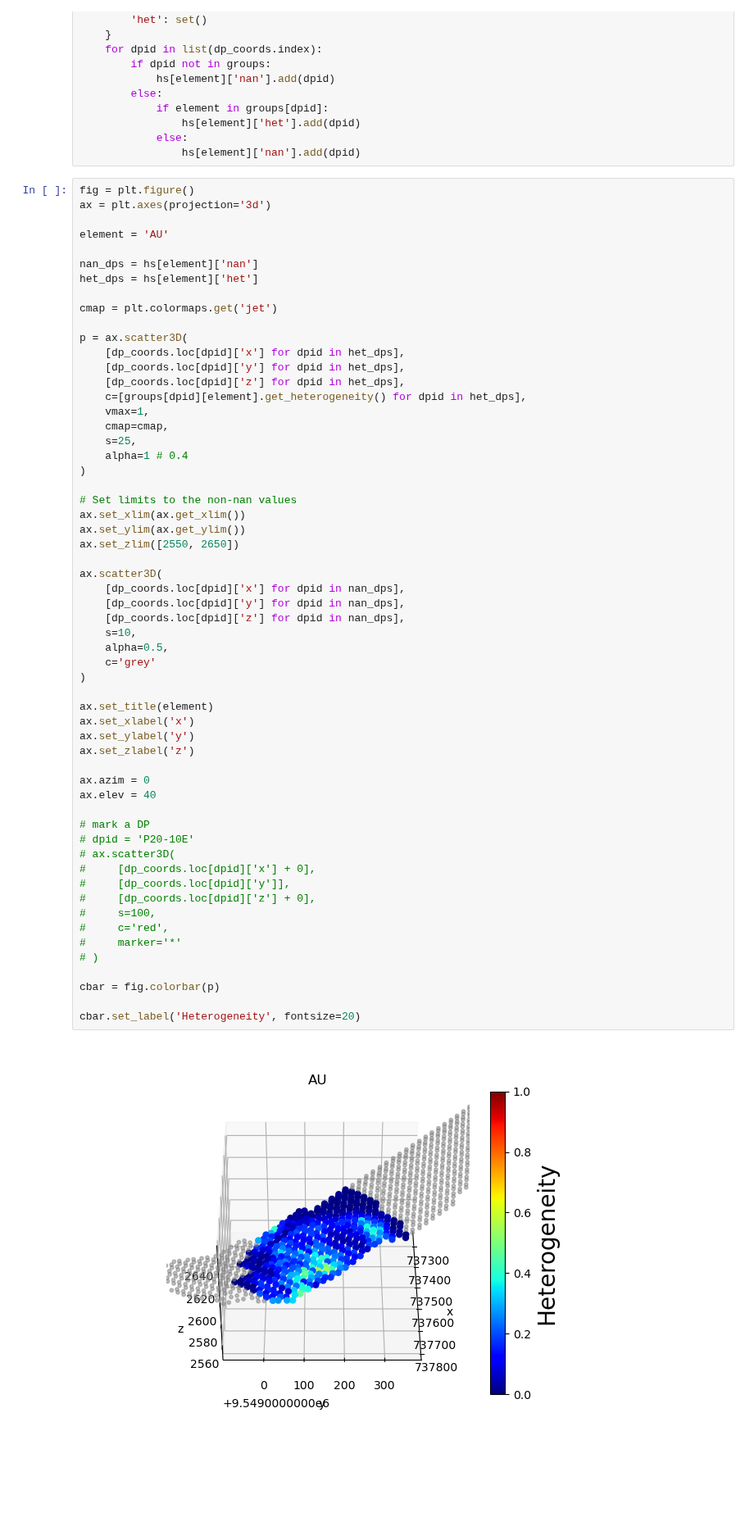
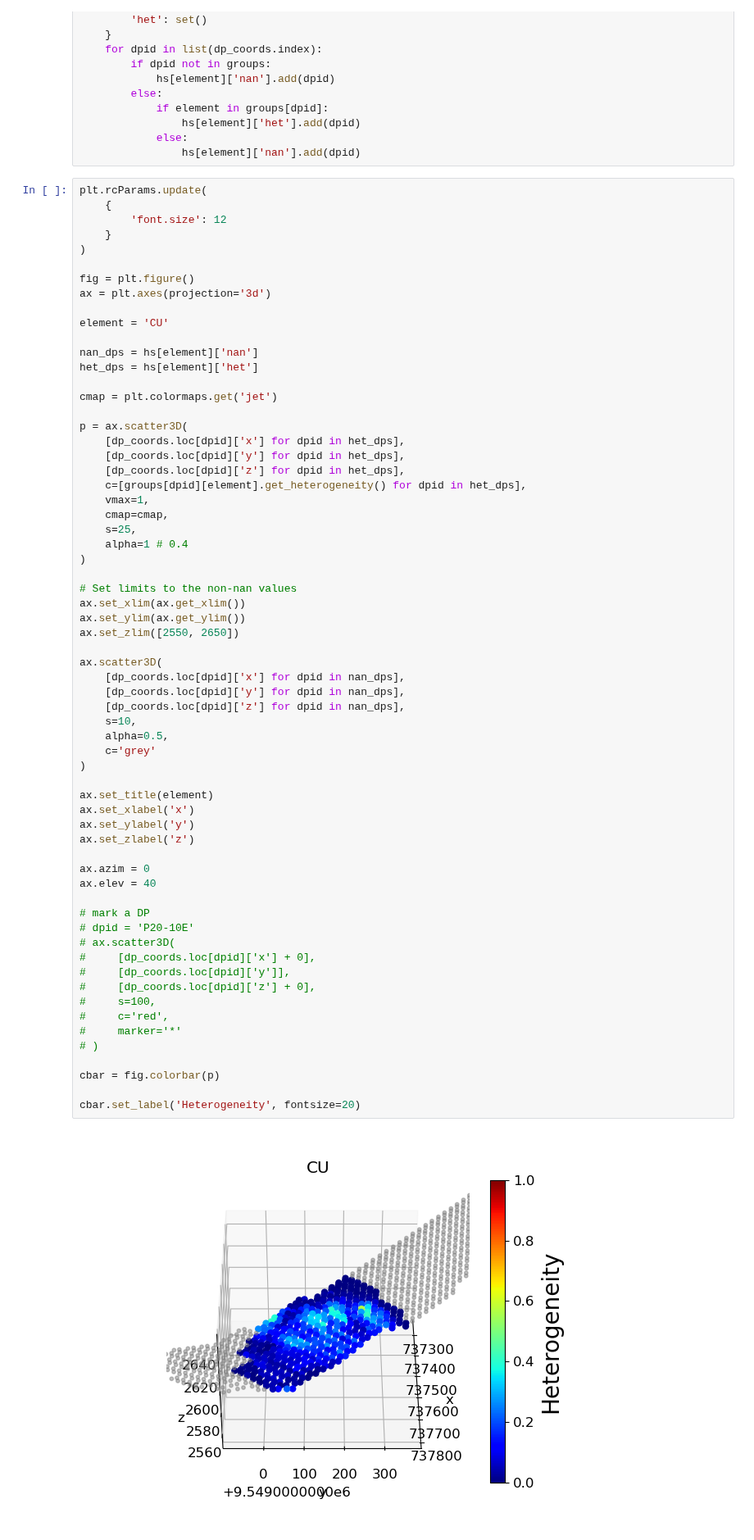
Before and after one commit to jouytrew/masters_pfti, a Jupyter notebook: notebooks/het_analysis_pcbc.ipynb, the cells around one changed output. Shown at 82% size. Drawn from its saved outputs; the diff is of its cells as text; blank space fills up the shorter version.

```diff
--- a/notebooks/het_analysis_pcbc.ipynb
+++ b/notebooks/het_analysis_pcbc.ipynb
@@ -201,10 +205,16 @@ for element in elements:
             else:
                 hs[element]['nan'].add(dpid)
 # %%
+plt.rcParams.update(
+    {
+        'font.size': 12
+    }
+)
+
 fig = plt.figure()
 ax = plt.axes(projection='3d')
 
-element = 'AU'
+element = 'CU'
 
 nan_dps = hs[element]['nan']
 het_dps = hs[element]['het']
@@ -232,34 +242,34 @@ ax.scatter3D(
     [dp_coords.loc[dpid]['y'] for dpid in nan_dps],
     [dp_coords.loc[dpid]['z'] for dpid in nan_dps],
     s=10,
     alpha=0.5,
     c='grey'
 )
 
 ax.set_title(element)
 ax.set_xlabel('x')
 ax.set_ylabel('y')
 ax.set_zlabel('z')
 
 ax.azim = 0
 ax.elev = 40
 
 # mark a DP
 # dpid = 'P20-10E'
 # ax.scatter3D(
 #     [dp_coords.loc[dpid]['x'] + 0],
 #     [dp_coords.loc[dpid]['y']],
 #     [dp_coords.loc[dpid]['z'] + 0],
 #     s=100,
 #     c='red',
 #     marker='*'
 # )
 
 cbar = fig.colorbar(p)
 
 cbar.set_label('Heterogeneity', fontsize=20)
 # %% [output]
-[figure, old version]
+[figure, new version]
 # %%
 element = 'CU'
 
```
Also changed, not shown: parts of 2 cells of this notebook, 6 other files.
